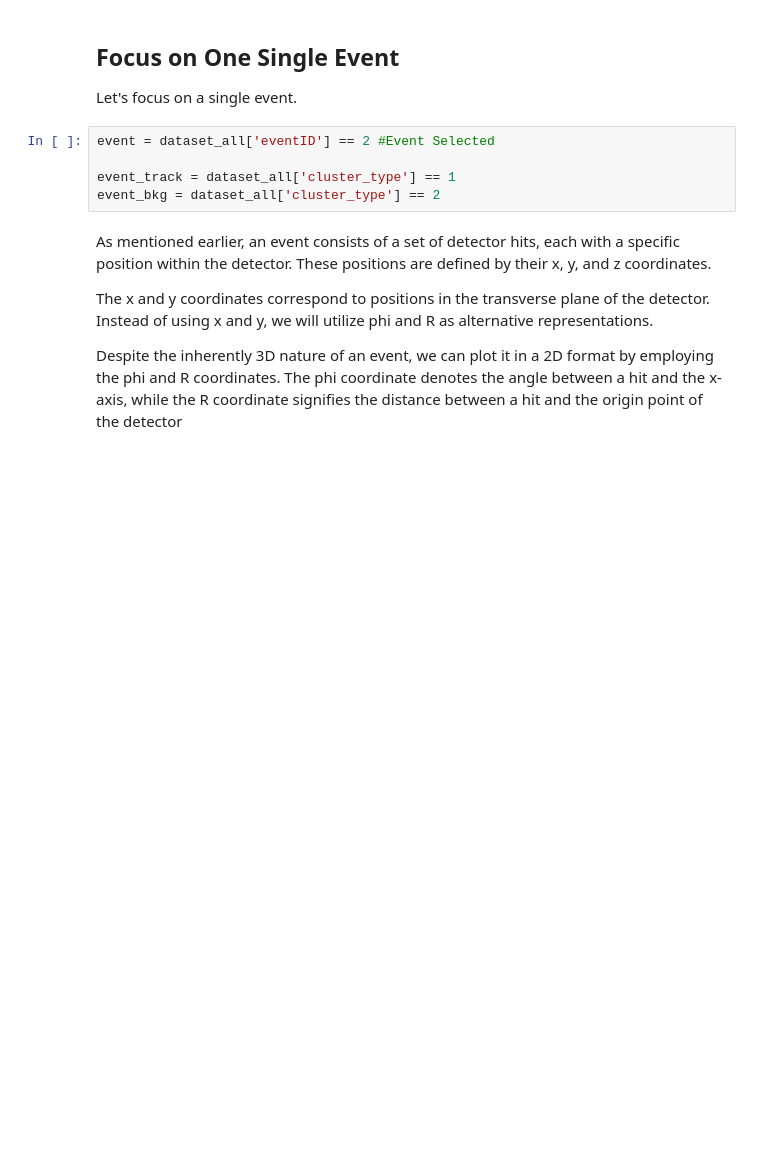
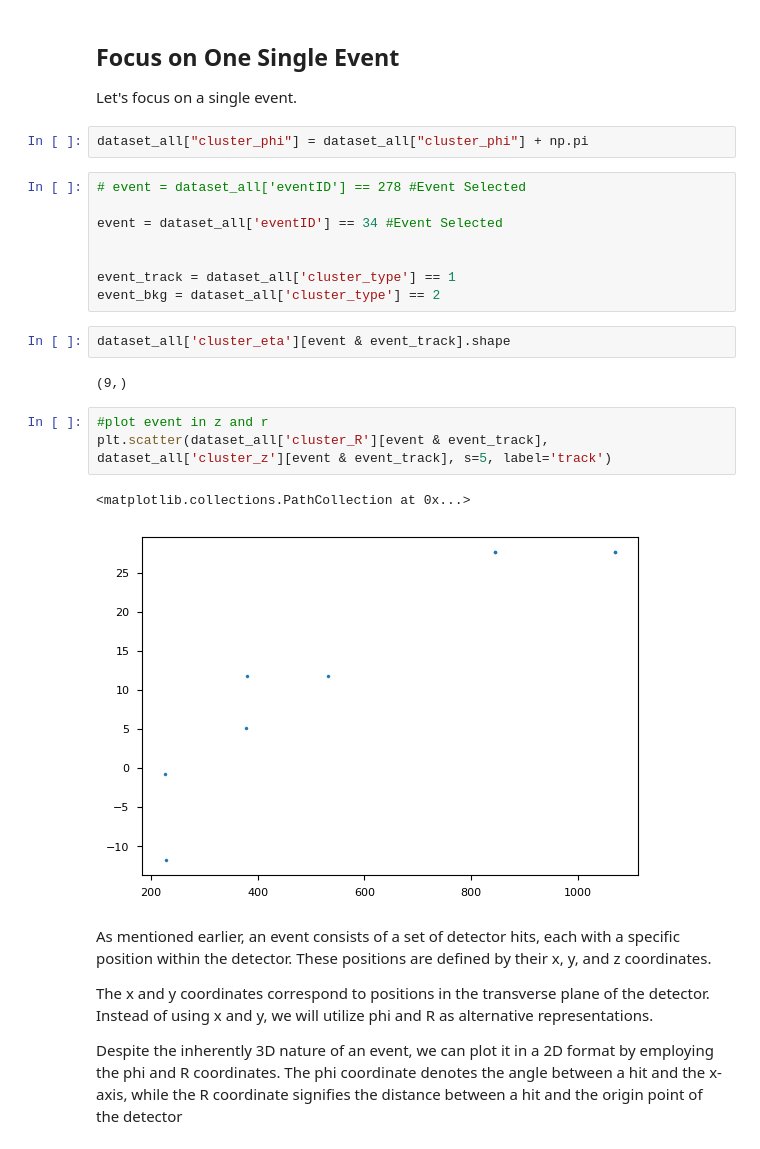
Before and after one commit to Fabiocufino/CMS-SpikingNeuralNetwork, a Jupyter notebook: Code/encode.ipynb, the cells around one changed output. Drawn from its saved outputs; the diff is of its cells as text; blank space fills up the shorter version.

```diff
--- a/Code/encode.ipynb
+++ b/Code/encode.ipynb
@@ -63,11 +63,26 @@ plt.show()
 # %% [markdown]
 ## Focus on One Single Event
 Let's focus on a single event.
+# %%
+dataset_all["cluster_phi"] = dataset_all["cluster_phi"] + np.pi
 # %%
-event = dataset_all['eventID'] == 2 #Event Selected
+# event = dataset_all['eventID'] == 278 #Event Selected
+
+event = dataset_all['eventID'] == 34 #Event Selected
+
 
 event_track = dataset_all['cluster_type'] == 1
 event_bkg = dataset_all['cluster_type'] == 2
+# %%
+dataset_all['cluster_eta'][event & event_track].shape
+# %% [output]
+(9,)
+# %%
+#plot event in z and r
+plt.scatter(dataset_all['cluster_R'][event & event_track], dataset_all['cluster_z'][event & event_track], s=5, label='track')
+# %% [output]
+<matplotlib.collections.PathCollection at 0x...>
+[figure, added]
 # %% [markdown]
 As mentioned earlier, an event consists of a set of detector hits, each with a specific position within the detector. These positions are defined by their x, y, and z coordinates.
 
```
Also changed, not shown: parts of 7 cells of this notebook, 2 other files.
